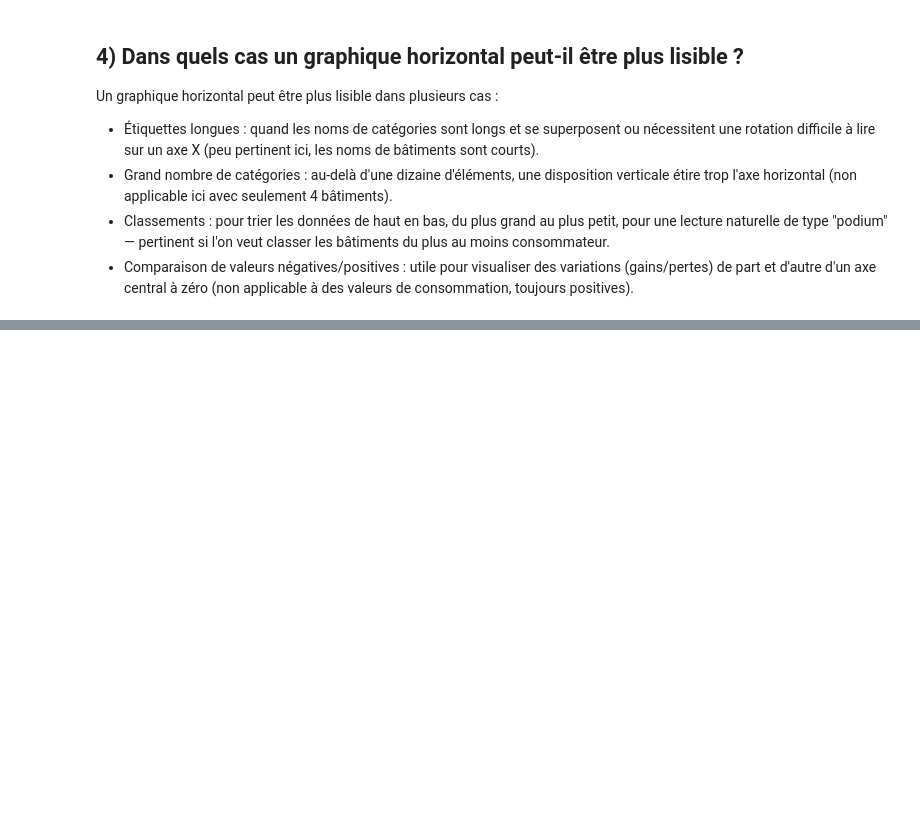
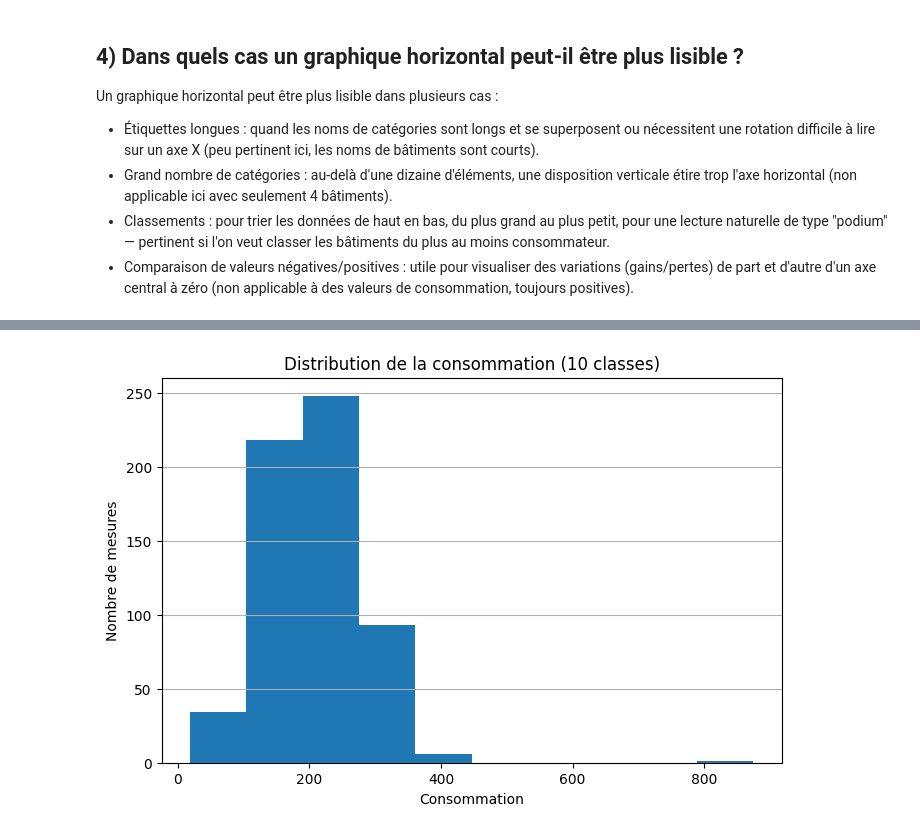
Before and after one commit to Mayra-99/atelier_matplotlib_iot, a Jupyter notebook: notebooks/atelier_matplotlib_iot.ipynb, the cells around one changed output, grey strips where cells are left out. Drawn from its saved outputs; the diff is of its cells as text; code cells hidden in the pictures; blank space fills up the shorter version.

```diff
--- a/notebooks/atelier_matplotlib_iot.ipynb
+++ b/notebooks/atelier_matplotlib_iot.ipynb
@@ -157,0 +212,11 @@ Un graphique horizontal peut être plus lisible dans plusieurs cas :
+# %%
+#pour 10 classes
+plt.figure(figsize=(8, 5))
+plt.hist(df["consommation"], bins=10)
+plt.title("Distribution de la consommation (10 classes)")
+plt.xlabel("Consommation")
+plt.ylabel("Nombre de mesures")
+plt.grid(axis="y")
+plt.show()
+# %% [output]
+[figure, added]
```
Also changed, not shown: parts of 8 cells of this notebook.
